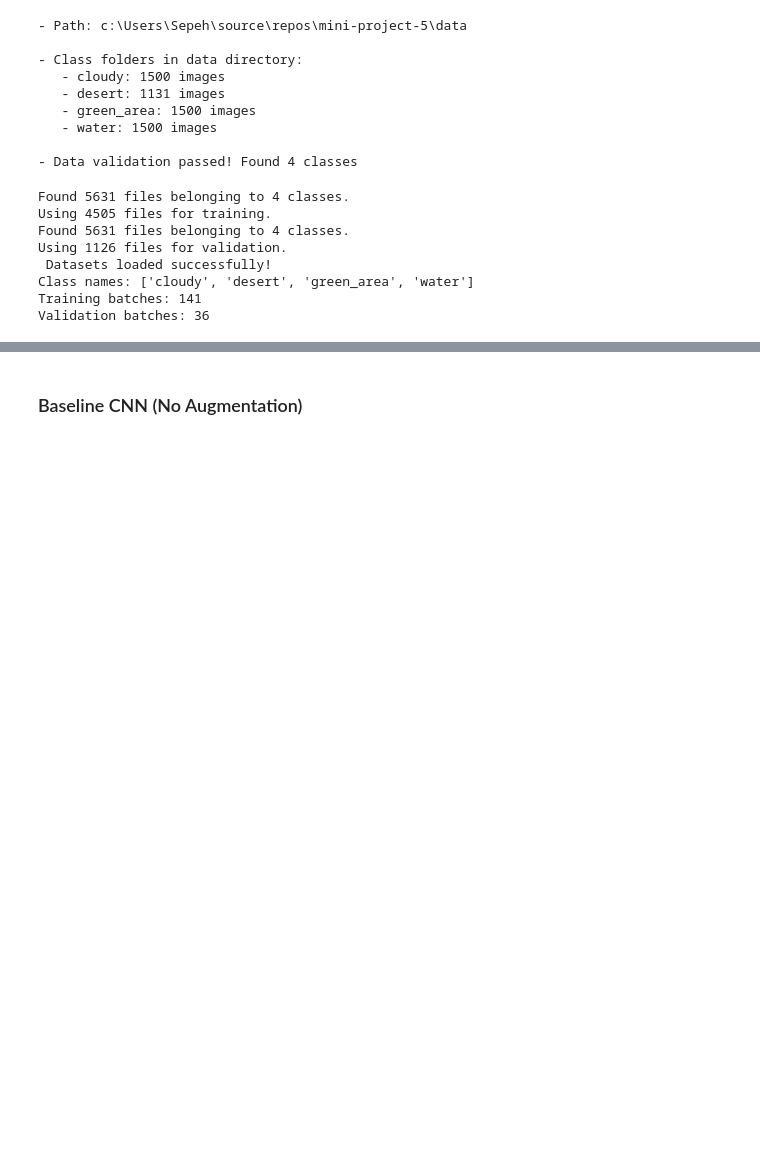
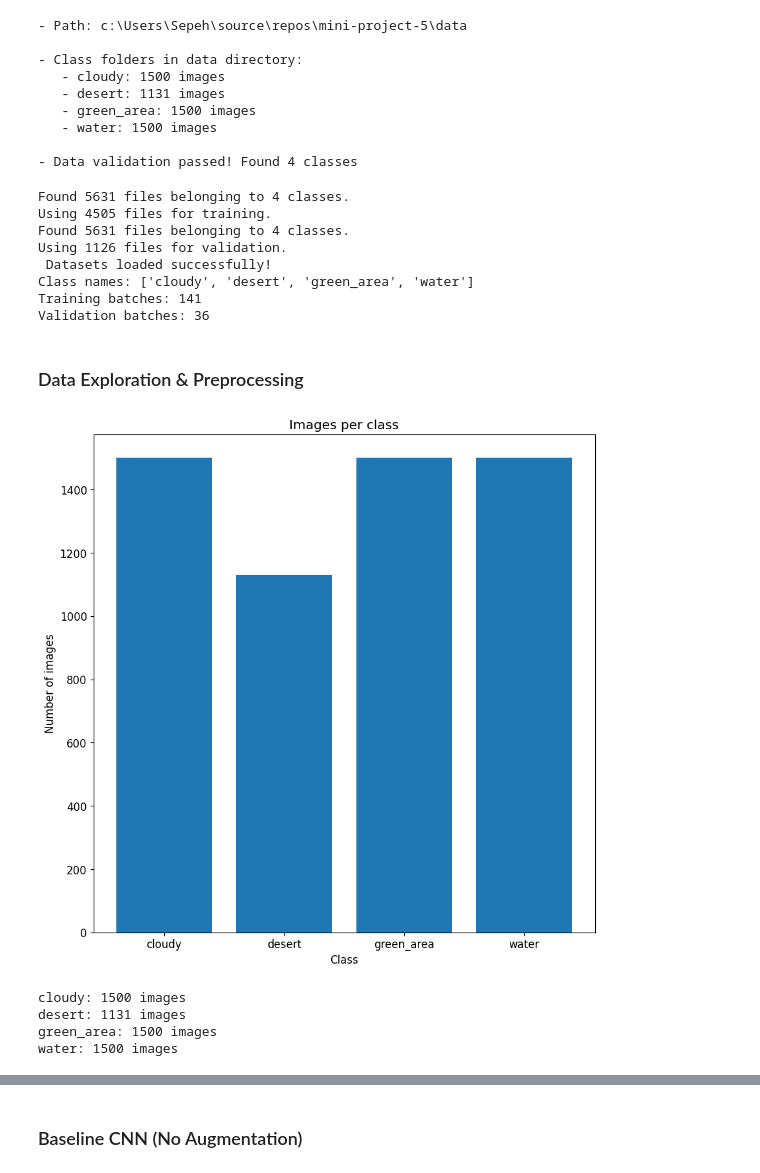
Before and after one commit to RealGoldenGeneral/mini-project-5, a Jupyter notebook: notebooks/cnn_model.ipynb, the cells around one changed output, grey strips where cells are left out. Cells and saved outputs as stored; diff of their text form; code cells hidden in the pictures; blank space fills up the shorter version.

```diff
--- a/notebooks/cnn_model.ipynb
+++ b/notebooks/cnn_model.ipynb
@@ -137,3 +136,24 @@ Using 1126 files for validation.
 Class names: ['cloudy', 'desert', 'green_area', 'water']
 Training batches: 141
 Validation batches: 36
+# %% [markdown]
+### Data Exploration & Preprocessing
+# %%
+# Images per class
+plt.figure(figsize=(10, 10))
+plt.bar(class_names, [len(os.listdir(os.path.join(data_dir, c))) for c in class_names])
+plt.title("Images per class")
+plt.xlabel("Class")
+plt.ylabel("Number of images")
+plt.show()
+
+for c in class_names:
+  class_dir = os.path.join(data_dir, c)
+  images = [os.path.join(class_dir, f) for f in os.listdir(class_dir)]
+  print(f"{c}: {len(images)} images")
+# %% [output]
+[figure, added]
+cloudy: 1500 images
+desert: 1131 images
+green_area: 1500 images
+water: 1500 images
```
Also changed, not shown: parts of 22 cells of this notebook.
